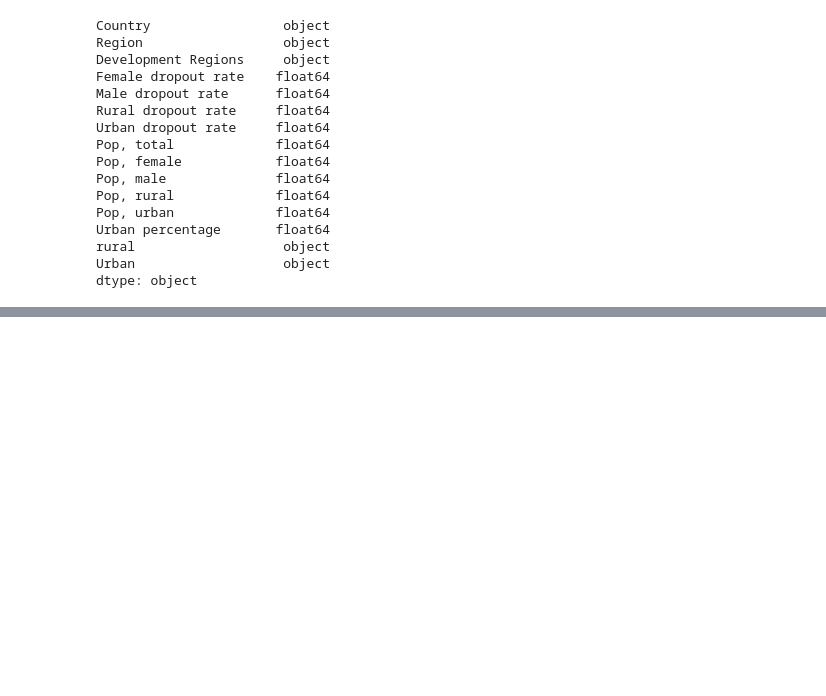
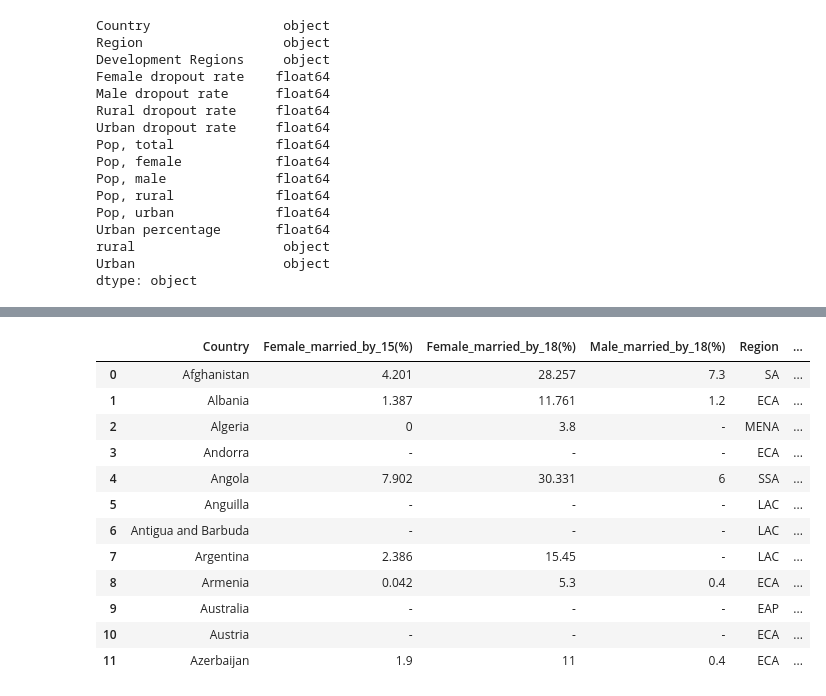
Before and after one commit to shimjide123/datman, a Jupyter notebook: PS2_Yu_Nong.ipynb, the cells around one changed output, grey strips where cells are left out. Saved outputs shown, nothing was run; the diff lists cells and outputs as text; code cells hidden in the pictures; blank space fills up the shorter version.

```diff
--- a/PS2_Yu_Nong.ipynb
+++ b/PS2_Yu_Nong.ipynb
@@ -264,0 +247,2 @@ dropout.info
+# %%
+Marriage.rename(columns={'Countries': 'Country'}, inplace=True) #"Country" will be the id for both datasets to match
@@ -264,0 +284,17 @@ dropout.info
+# %%
+mergedright = pd.merge(Marriage,dropout, how='right', on=['Country'])
+mergedright.head(12)
+# %% [output]
+|  | Country | Female_married_by_15(%) | Female_married_by_18(%) | Male_married_by_18(%) | Region | ... |
+| 0 | Afghanistan | 4.201 | 28.257 | 7.3 | SA | ... |
+| 1 | Albania | 1.387 | 11.761 | 1.2 | ECA | ... |
+| 2 | Algeria | 0 | 3.8 | - | MENA | ... |
+| 3 | Andorra | - | - | - | ECA | ... |
+| 4 | Angola | 7.902 | 30.331 | 6 | SSA | ... |
+| 5 | Anguilla | - | - | - | LAC | ... |
+| 6 | Antigua and Barbuda | - | - | - | LAC | ... |
+| 7 | Argentina | 2.386 | 15.45 | - | LAC | ... |
+| 8 | Armenia | 0.042 | 5.3 | 0.4 | ECA | ... |
+| 9 | Australia | - | - | - | EAP | ... |
+| 10 | Austria | - | - | - | ECA | ... |
+| 11 | Azerbaijan | 1.9 | 11 | 0.4 | ECA | ... |
```
Also changed, not shown: parts of 12 cells of this notebook.
